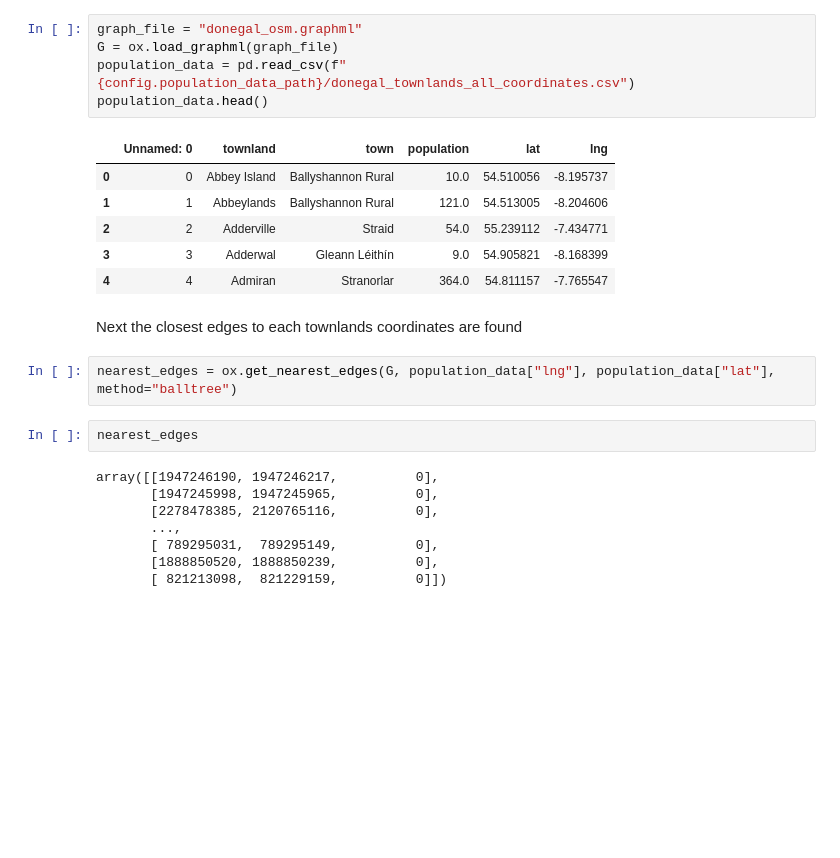
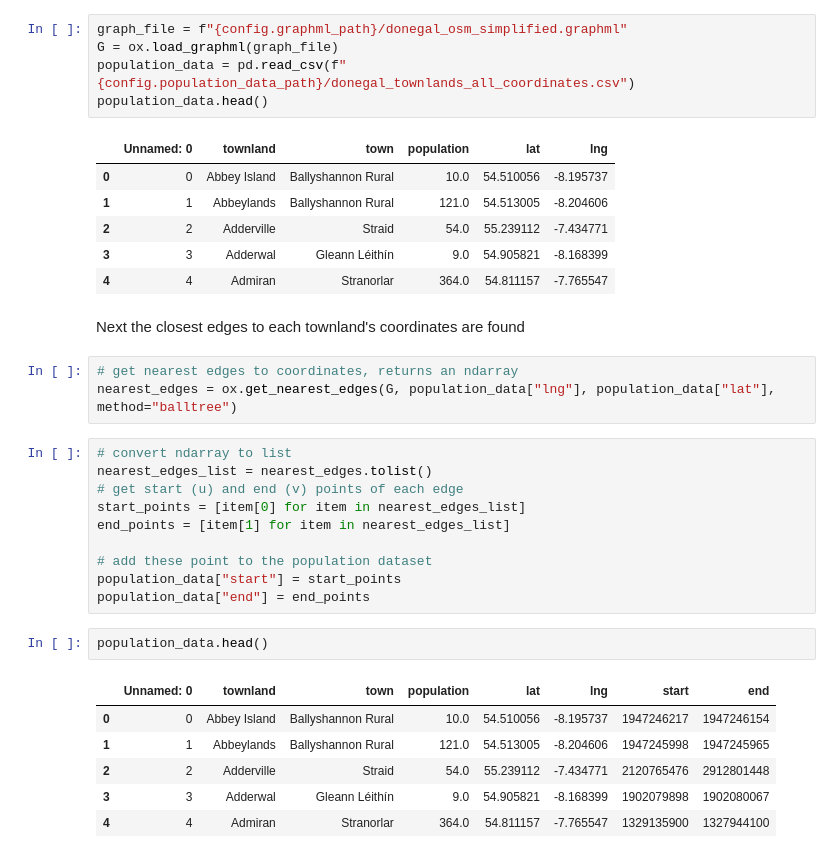
Before and after one commit to ancodia/donegal-bus-routes, a Jupyter notebook: graph/notebooks/apply_edge_weights.ipynb, the cells around one changed output. Cells and saved outputs as stored; diff of their text form; blank space fills up the shorter version.

Commit message:
applying weights to graph edges

```diff
--- a/graph/notebooks/apply_edge_weights.ipynb
+++ b/graph/notebooks/apply_edge_weights.ipynb
@@ -7,7 +7,7 @@ import networkx as nx
 import pandas as pd
 import graph.helpers.graph_helper as helper
 # %%
-graph_file = "donegal_osm.graphml"
+graph_file = f"{config.graphml_path}/donegal_osm_simplified.graphml"
 G = ox.load_graphml(graph_file)
 population_data = pd.read_csv(f"{config.population_data_path}/donegal_townlands_all_coordinates.csv")
 population_data.head()
@@ -19,16 +19,26 @@ population_data.head()
 | 3 | 3 | Adderwal | Gleann Léithín | 9.0 | 54.905821 | -8.168399 |
 | 4 | 4 | Admiran | Stranorlar | 364.0 | 54.811157 | -7.765547 |
 # %% [markdown]
-Next the closest edges to each townlands coordinates are found
+Next the closest edges to each townland's coordinates are found
 # %%
+# get nearest edges to coordinates, returns an ndarray
 nearest_edges = ox.get_nearest_edges(G, population_data["lng"], population_data["lat"], method="balltree")
-# %%
-nearest_edges
-# %% [output]
-array([[1947246190, 1947246217,          0],
-       [1947245998, 1947245965,          0],
-       [2278478385, 2120765116,          0],
-       ...,
-       [ 789295031,  789295149,          0],
-       [1888850520, 1888850239,          0],
-       [ 821213098,  821229159,          0]])
+# %%
+# convert ndarray to list
+nearest_edges_list = nearest_edges.tolist()
+# get start (u) and end (v) points of each edge
+start_points = [item[0] for item in nearest_edges_list]
+end_points = [item[1] for item in nearest_edges_list]
+
+# add these point to the population dataset
+population_data["start"] = start_points
+population_data["end"] = end_points
+# %%
+population_data.head()
+# %% [output]
+|  | Unnamed: 0 | townland | town | population | lat | lng | start | end |
+| 0 | 0 | Abbey Island | Ballyshannon Rural | 10.0 | 54.510056 | -8.195737 | 1947246217 | 1947246154 |
+| 1 | 1 | Abbeylands | Ballyshannon Rural | 121.0 | 54.513005 | -8.204606 | 1947245998 | 1947245965 |
+| 2 | 2 | Adderville | Straid | 54.0 | 55.239112 | -7.434771 | 2120765476 | 2912801448 |
+| 3 | 3 | Adderwal | Gleann Léithín | 9.0 | 54.905821 | -8.168399 | 1902079898 | 1902080067 |
+| 4 | 4 | Admiran | Stranorlar | 364.0 | 54.811157 | -7.765547 | 1329135900 | 1327944100 |
```
Also changed, not shown: parts of 4 cells of this notebook, 4 other files.
